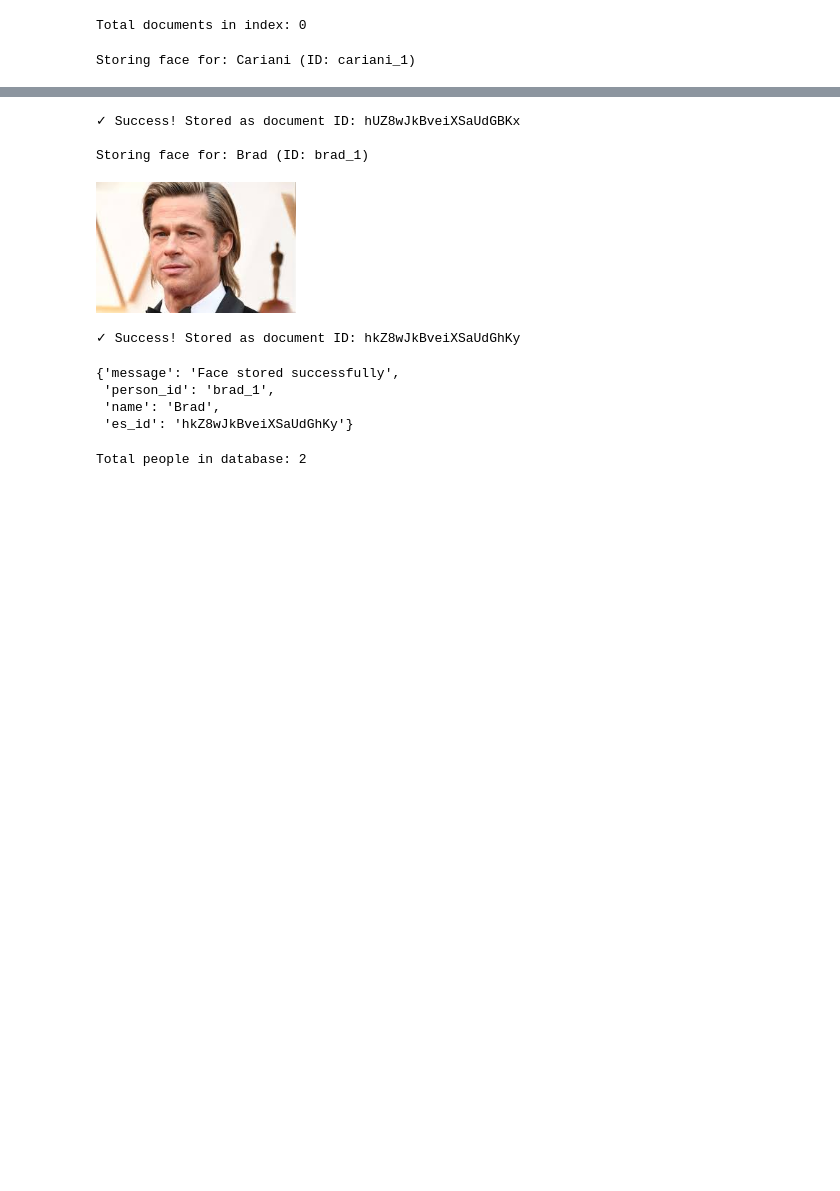
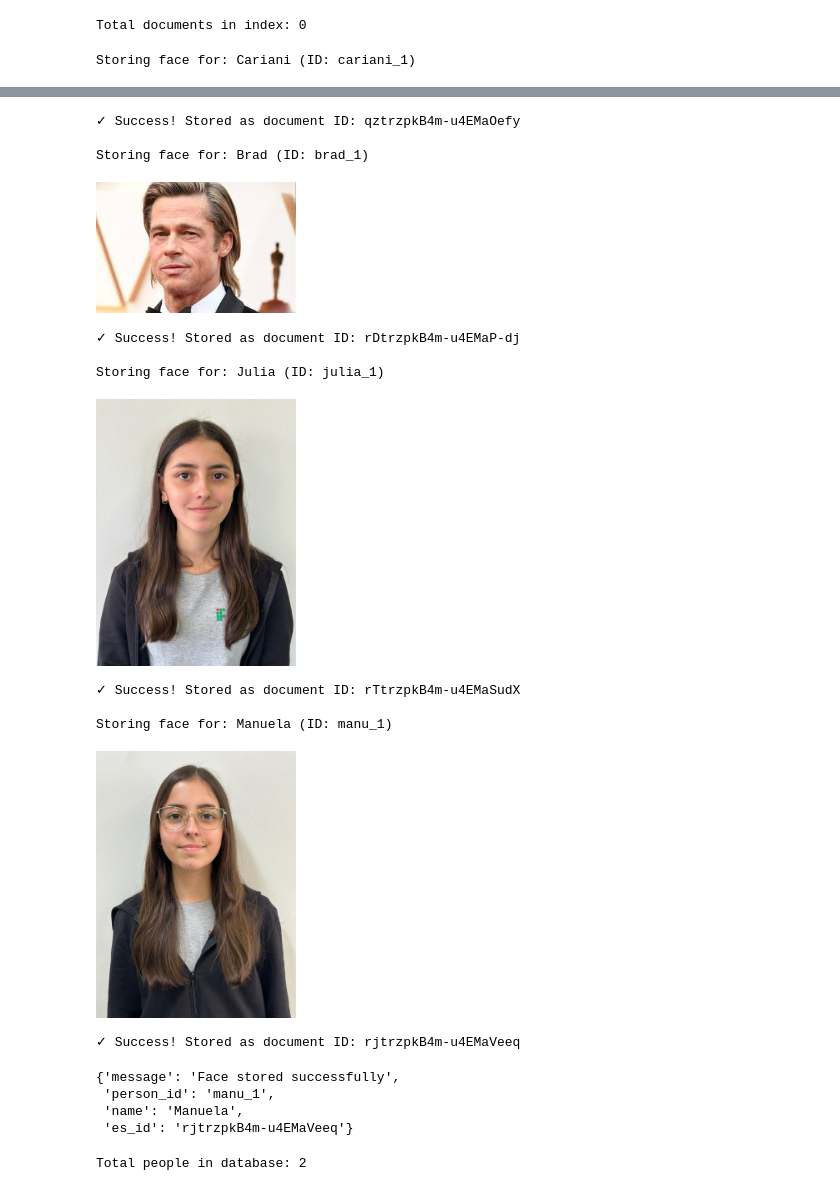
Before and after one commit to Augusto-Sant/face_recognition_elastic, a Jupyter notebook: teste.ipynb, the cells around one changed output, grey strips where cells are left out. Cells and saved outputs as stored; diff of their text form; code cells hidden in the pictures; blank space fills up the shorter version.

```diff
--- a/teste.ipynb
+++ b/teste.ipynb
@@ -84,39 +85,49 @@ def store_face(image_path, person_id, name):
 
     # Display the image
     print(f"\nStoring face for: {name} (ID: {person_id})")
     display(IPImage(filename=image_path, width=200))
 
     # Send request
     with open(image_path, "rb") as img:
         files = {"file": img}
         data = {"person_id": person_id, "name": name}
         response = requests.post(f"{API_URL}/store", files=files, data=data)
 
     if response.status_code == 200:
         result = response.json()
         print(f"✓ Success! Stored as document ID: {result['es_id']}")
         return result
     else:
         print(f"✗ Error: {response.status_code}")
         print(response.json())
         return None
 
 
 store_face("server/cariani_1.jpg", "cariani_1", "Cariani")
 store_face("server/brad_1.jpg", "brad_1", "Brad")
+store_face("server/julia.jpeg", "julia_1", "Julia")
+store_face("server/manuela.jpeg", "manu_1", "Manuela")
 # store_face('server/cariani_2.jpg', 'cariani_2', 'Cariani')
 # %% [output]
 Storing face for: Cariani (ID: cariani_1)
 [figure]
-✓ Success! Stored as document ID: hUZ8wJkBveiXSaUdGBKx
+✓ Success! Stored as document ID: qztrzpkB4m-u4EMaOefy
 
 Storing face for: Brad (ID: brad_1)
 [figure]
-✓ Success! Stored as document ID: hkZ8wJkBveiXSaUdGhKy
+✓ Success! Stored as document ID: rDtrzpkB4m-u4EMaP-dj
+
+Storing face for: Julia (ID: julia_1)
+[figure, added]
-{'message': 'Face stored successfully',
- 'person_id': 'brad_1',
- 'name': 'Brad',
- 'es_id': 'hkZ8wJkBveiXSaUdGhKy'}
+✓ Success! Stored as document ID: rTtrzpkB4m-u4EMaSudX
+
+Storing face for: Manuela (ID: manu_1)
+[figure, added]
+✓ Success! Stored as document ID: rjtrzpkB4m-u4EMaVeeq
+{'message': 'Face stored successfully',
+ 'person_id': 'manu_1',
+ 'name': 'Manuela',
+ 'es_id': 'rjtrzpkB4m-u4EMaVeeq'}
 # %%
 def get_all_people():
     """
```
Also changed, not shown: parts of 2 cells of this notebook, 2 other files.
